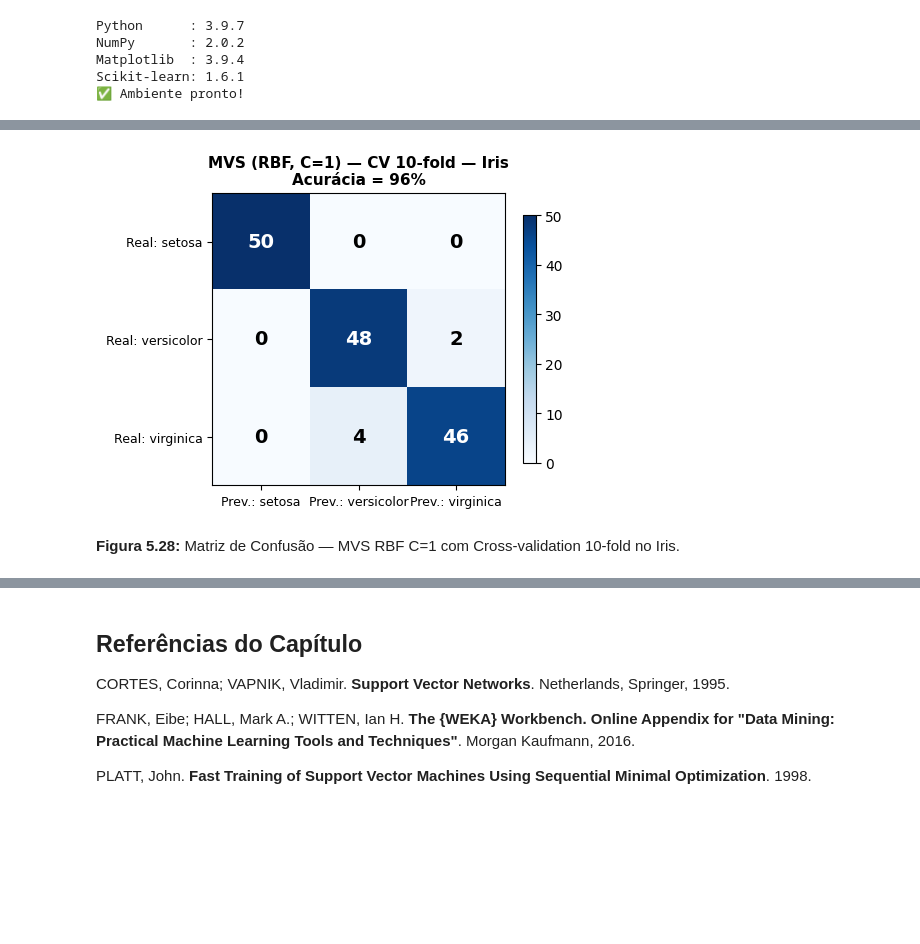
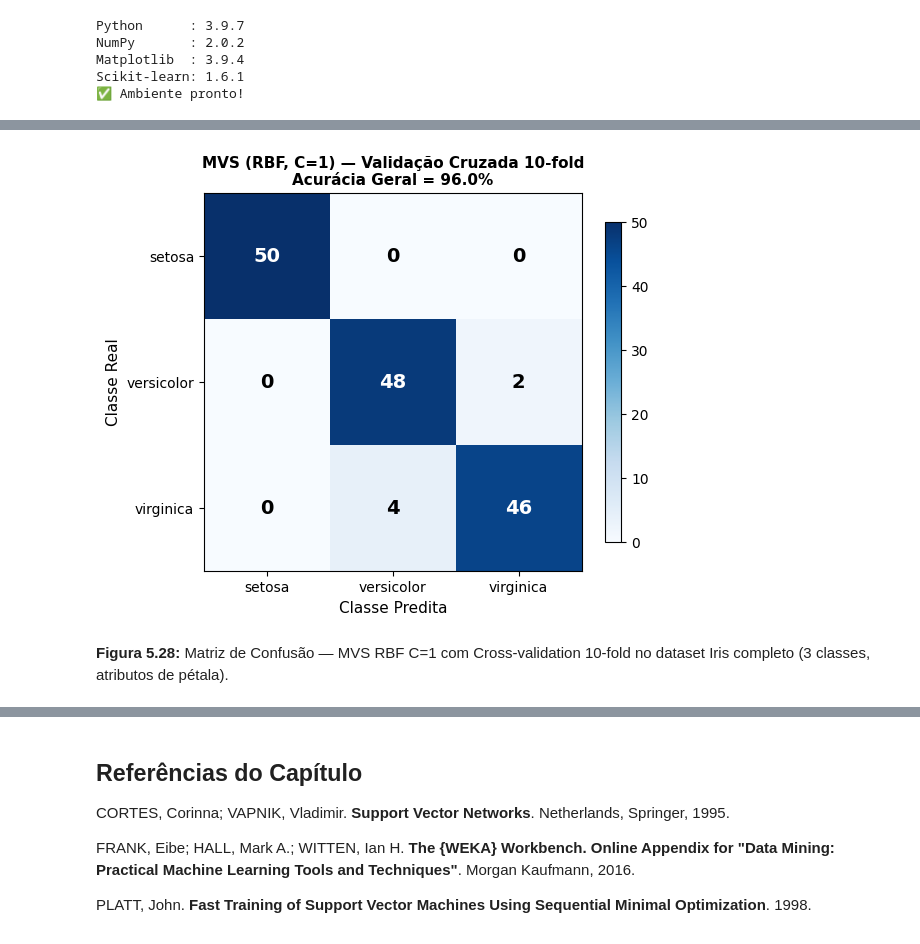
Before and after one commit to fzampirolli/si-md2, a Jupyter notebook: si-md2/notebooks_alunos/cap05/cap05_aluno.ipynb, the cells around one changed output, grey strips where cells are left out. Drawn from its saved outputs; the diff is of its cells as text; code cells hidden in the pictures; blank space fills up the shorter version.

```diff
--- a/si-md2/notebooks_alunos/cap05/cap05_aluno.ipynb
+++ b/si-md2/notebooks_alunos/cap05/cap05_aluno.ipynb
@@ -817,48 +937,65 @@ for _, row in df_res.iterrows():
 # %%
-from sklearn.model_selection import cross_val_predict
+# 1. Dataset Iris completo (3 classes)
+iris = load_iris()
+X = iris.data[:, 2:]  # comprimento e largura da pétala
+y = iris.target
 
+# 2. Reproduz shuffle do Weka (mesmo da Prática 4)
+def weka_shuffle(n, seed=0):
+    indices = list(range(n))
+    state = (seed ^ 0x5DEECE66D) & ((1 << 48) - 1)
+    for i in range(n - 1, 0, -1):
+        state = (state * 0x5DEECE66D + 0xB) & ((1 << 48) - 1)
+        j = (state >> 17) % (i + 1)
+        indices[i], indices[j] = indices[j], indices[i]
+    return indices
+
+perm = weka_shuffle(len(X), seed=0)
+X_perm = X[perm]
+y_perm = y[perm]
+
+# 3. Configuração da validação cruzada
+from sklearn.model_selection import KFold
+kf = KFold(n_splits=10, shuffle=False)
+
+# 4. Modelo RBF com C=1
 modelo_rbf = make_pipeline(StandardScaler(),
-                            SVC(kernel="rbf", C=1.0, gamma="scale"))
+                            SVC(kernel="rbf", C=1.0, gamma="scale",
+                                decision_function_shape="ovr"))
+
+# 5. Predições com cross-validation
 pred_cv = cross_val_predict(modelo_rbf, X_perm, y_perm, cv=kf)
 
+# 6. Matriz de confusão
 mat = confusion_matrix(y_perm, pred_cv)
-ac  = accuracy_score(y_perm, pred_cv)
+ac = accuracy_score(y_perm, pred_cv)
 nomes_iris = iris.target_names
 
-fig, ax = plt.subplots(figsize=(5, 4))
-im = ax.imshow(mat, cmap="Blues")
+# 7. Plot da matriz de confusão
+fig, ax = plt.subplots(figsize=(6, 5))
+im = ax.imshow(mat, cmap="Blues", interpolation="nearest")
+
+# Anotações
 for i in range(3):
     for j in range(3):
         cor = "white" if mat[i, j] > mat.max() / 2 else "black"
         ax.text(j, i, str(mat[i, j]), ha="center", va="center",
                 fontsize=14, fontweight="bold", color=cor)
 
 ax.set_xticks(range(3))
 ax.set_yticks(range(3))
-ax.set_xticklabels([f"Prev.: {c}" for c in nomes_iris], fontsize=9)
-ax.set_yticklabels([f"Real: {c}" for c in nomes_iris], fontsize=9)
-ax.set_title(f"MVS (RBF, C=1) — CV 10-fold — Iris\nAcurácia = {ac:.0%}",
+ax.set_xticklabels([f"{c}" for c in nomes_iris], fontsize=10)
+ax.set_yticklabels([f"{c}" for c in nomes_iris], fontsize=10)
+ax.set_xlabel("Classe Predita", fontsize=11)
+ax.set_ylabel("Classe Real", fontsize=11)
+ax.set_title(f"MVS (RBF, C=1) — Validação Cruzada 10-fold\nAcurácia Geral = {ac:.1%}",
              fontsize=11, fontweight="bold")
+
+# Colorbar
 plt.colorbar(im, ax=ax, shrink=0.8)
+
 plt.tight_layout()
 plt.show()
-
-print(f"\n🌸 Acurácia Geral (CV 10-fold): {ac:.2%}")
-print()
-for idx, cls in enumerate(nomes_iris):
-    vp  = mat[idx, idx]
-    tot = mat[idx].sum()
-    print(f"   Taxa VP ({cls:>14}): {vp/tot:.2%}  ({vp}/{tot})")
-
-print()
-print("💡 Comparação com outros kernels (C=1, CV 10-fold):")
-print(f"{'Kernel':<15} | {'Acurácia':>10}")
-print("-" * 30)
-for kernel, label in [("linear","Linear"),("poly","Polinomial"),("rbf","RBF")]:
-    m = make_pipeline(StandardScaler(),
-                      SVC(kernel=kernel, C=1.0, degree=3, coef0=1, gamma="scale"))
-    sc = cross_val_score(m, X_perm, y_perm, cv=kf, scoring="accuracy")
-    print(f"{label:<15} | {sc.mean():>10.2%}")
 # %% [output]
-[figure, old version]
+[figure, new version]
-**Figura 5.28:** Matriz de Confusão — MVS RBF C=1 com Cross-validation 10-fold no Iris.
+**Figura 5.28:** Matriz de Confusão — MVS RBF C=1 com Cross-validation 10-fold no dataset Iris completo (3 classes, atributos de pétala).
```
Also changed, not shown: parts of 11 cells of this notebook, 8 other files.
